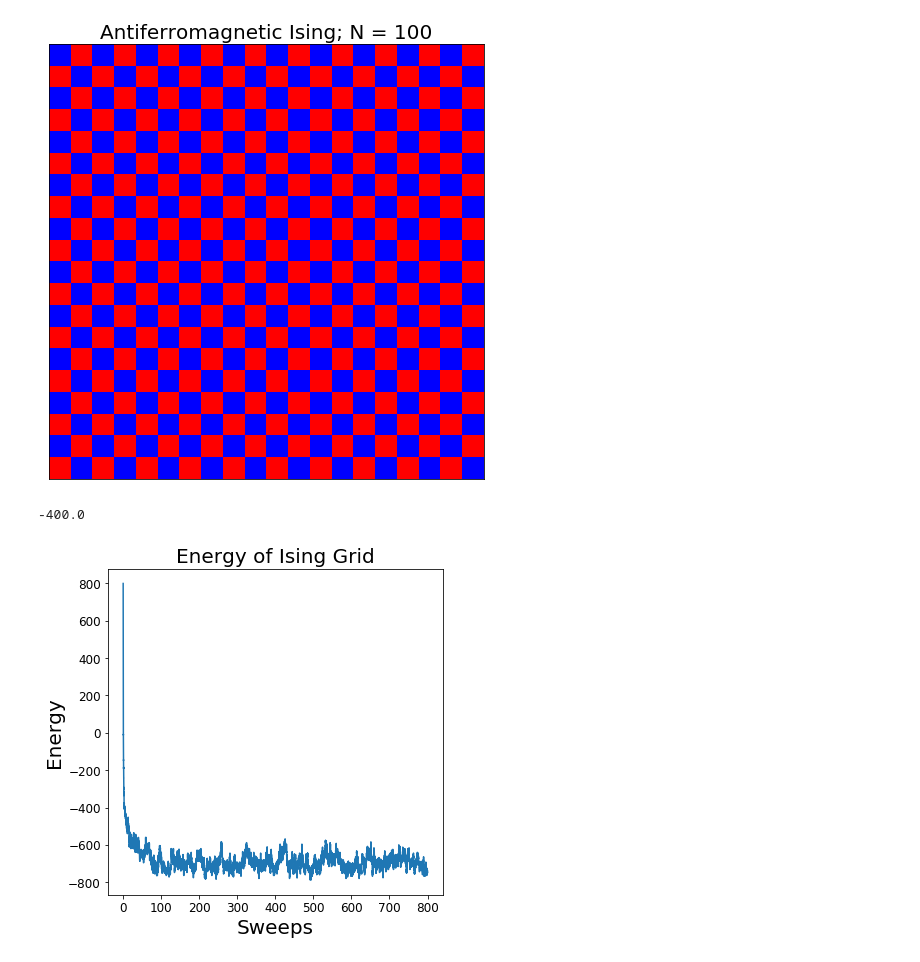
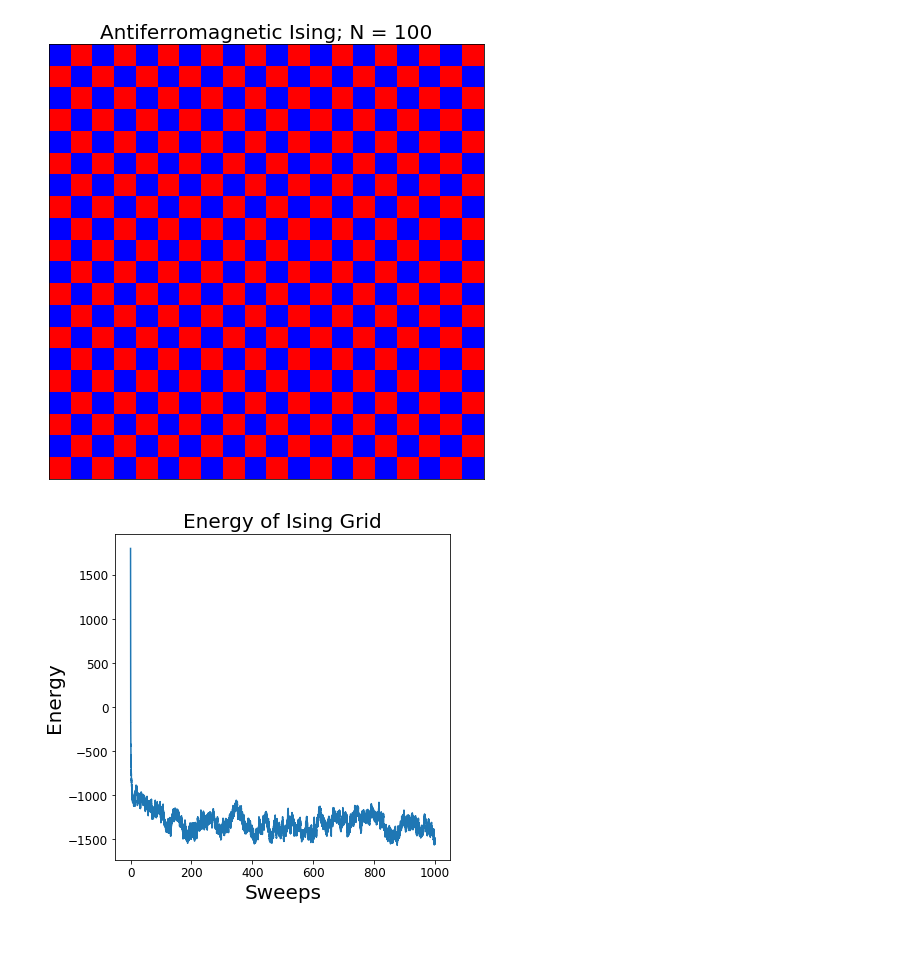
Before and after one commit to kaitshin/PHYSICS113-final-project, a Jupyter notebook: Antiferro.ipynb, the cells around one changed output. Cells and saved outputs as stored; diff of their text form; code cells hidden in the pictures.

```diff
--- a/Antiferro.ipynb
+++ b/Antiferro.ipynb
@@ -237,14 +225,12 @@ for i in range(20):
 s = mult_sweeps_af(init, test_boltz, 100, plot = True, title = 'Antiferromagnetic Ising; N = 100')
 # %% [output]
 [figure]
-# %%
-stag_mag(s)
-# %% [output]
--400.0
-# %%
-init = copy.copy(ones)
-
-elist = energy_evo_af(init, test_boltz, 400*800, plot = True)
-# %% [output]
-[figure, removed]
+# %%
+ones30 = np.ones((30,30))
+T = 2.25
+test_boltz = {"4.0" : np.exp(-8/T), "2.0" : np.exp(-4/T)}
+
+elist = energy_evo_af(ones30, test_boltz, 900*1000, plot = True)
+# %% [output]
+[figure, added]
 # %%
```
Also changed, not shown: parts of 15 cells of this notebook.
